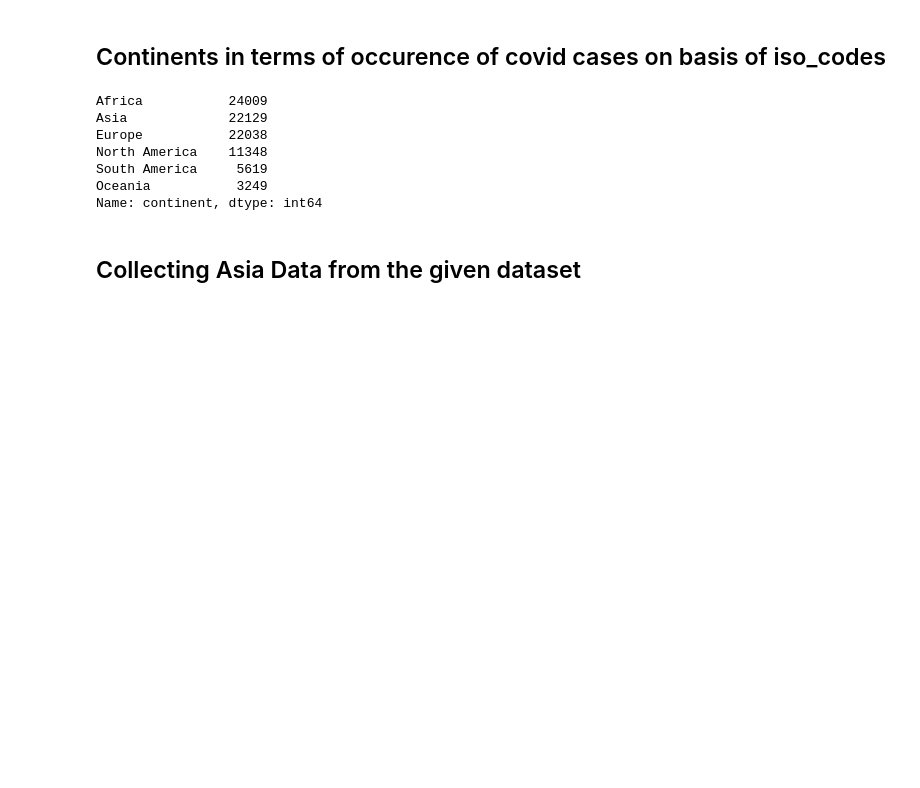
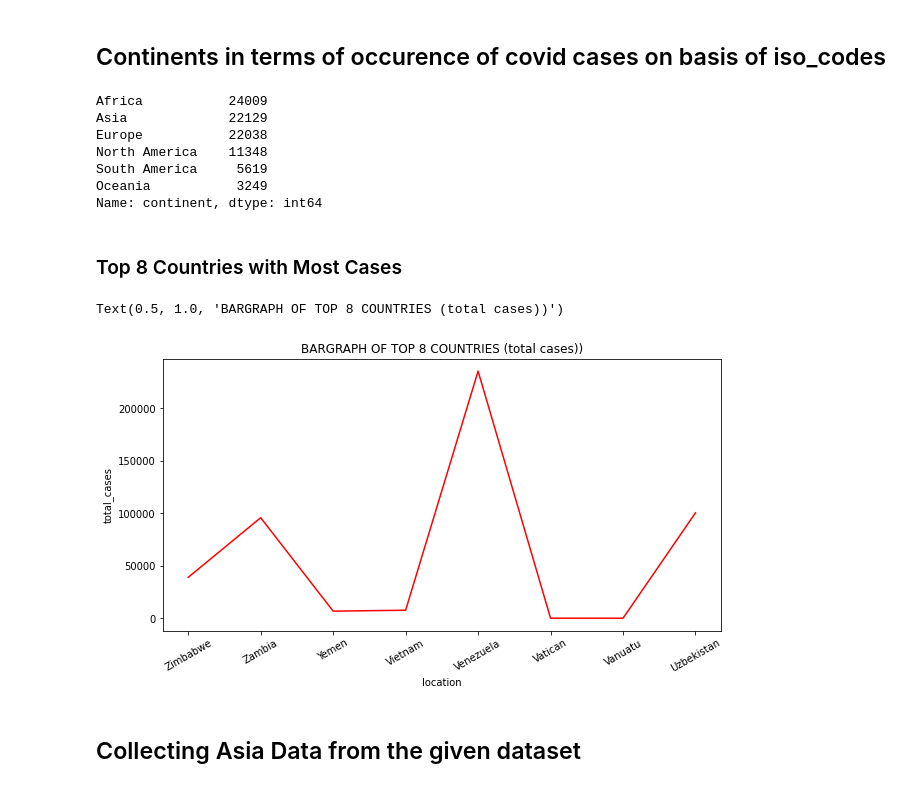
Before and after one commit to tiwari1302/GRIP-Internship, a Jupyter notebook: Task 8/timeline_analysis_covid-19.ipynb, the cells around one changed output. Drawn from its saved outputs; the diff is of its cells as text; code cells hidden in the pictures; blank space fills up the shorter version.

```diff
--- a/Task 8/timeline_analysis_covid-19.ipynb
+++ b/Task 8/timeline_analysis_covid-19.ipynb
@@ -137,3 +141,20 @@ Name: continent, dtype: int64
+# %% [markdown]
+### Top 8 Countries with Most Cases
+# %%
+#BARGRAPH OF TOP 8 COUNTRIES WITH MAXIMUM NEW CASES
+max_cases=covid_data.sort_values("location", ascending=False)
+max_cases = max_cases[max_cases['date']==raw_df_latest_date]
+max_cases = max_cases[~max_cases['location'].isin(['World','International'])]
+
+plt.figure(figsize=(10,5))
+sns.lineplot(x='location', y='total_cases', data=max_cases[0:8], color='red')
+#sns.barplot(x='location', y='total_cases', data=covid_data[0:5])
+plt.xticks(x='location', rotation=30)
+plt.yticks(y='total_cases')
+plt.title("BARGRAPH OF TOP 8 COUNTRIES (total cases))")
+# %% [output]
+Text(0.5, 1.0, 'BARGRAPH OF TOP 8 COUNTRIES (total cases))')
+[figure, added]
 # %% [markdown]
 ## Collecting Asia Data from the given dataset
 # %%
```
Also changed, not shown: parts of 22 cells of this notebook.
